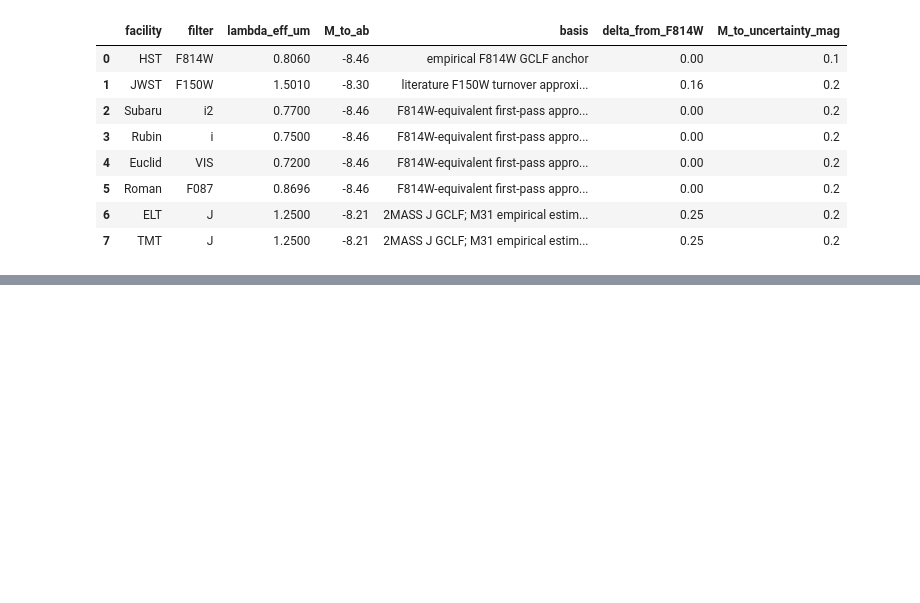
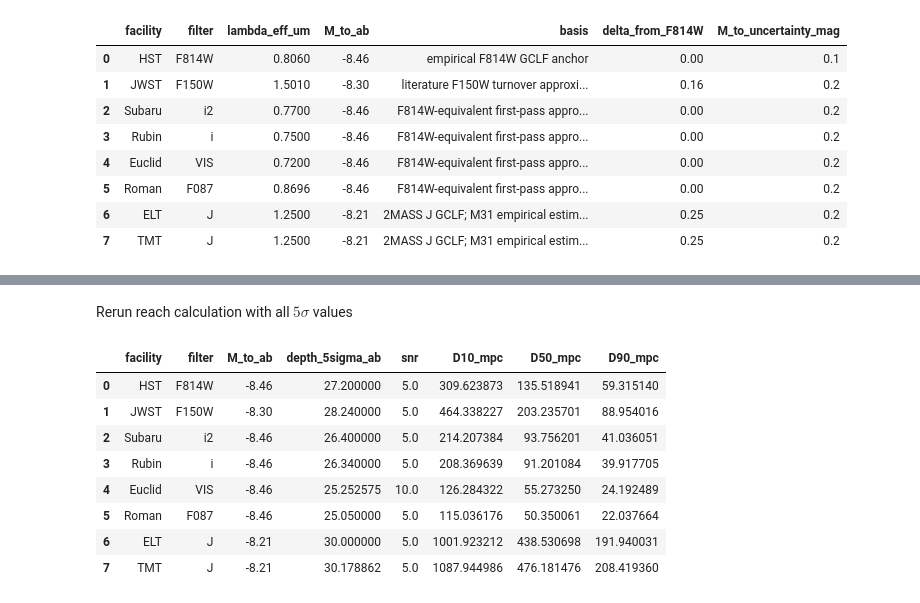
Before and after one commit to Pommers/gc-survey-telescopes, a Jupyter notebook: notebooks/02_gclf_reach.ipynb, the cells around one changed output, grey strips where cells are left out. Saved outputs shown, nothing was run; the diff lists cells and outputs as text; code cells hidden in the pictures; blank space fills up the shorter version.

```diff
--- a/notebooks/02_gclf_reach.ipynb
+++ b/notebooks/02_gclf_reach.ipynb
@@ -307,0 +562,14 @@ gclf_band_model
+# %%
+def depth_at_target_snr(depth_ab, native_snr, target_snr=5.0):
+    return depth_ab + 2.5 * np.log10(native_snr / target_snr)
+
+reach["depth_5sigma_ab"] = reach.apply(
+    lambda row: depth_at_target_snr(
+        row["depth_ab"],
+        row["snr"],
+        target_snr=5.0
+    ),
+    axis=1
+)
+# %% [markdown]
+Rerun reach calculation with all $5\sigma$ values
@@ -307,0 +590,18 @@ gclf_band_model
+# %%
+reach[
+    [
+        "facility", "filter",
+        "M_to_ab", "depth_5sigma_ab", "snr",
+        "D10_mpc", "D50_mpc", "D90_mpc"
+    ]
+]
+# %% [output]
+|  | facility | filter | M_to_ab | depth_5sigma_ab | snr | D10_mpc | D50_mpc | D90_mpc |
+| 0 | HST | F814W | -8.46 | 27.200000 | 5.0 | 309.623873 | 135.518941 | 59.315140 |
+| 1 | JWST | F150W | -8.30 | 28.240000 | 5.0 | 464.338227 | 203.235701 | 88.954016 |
+| 2 | Subaru | i2 | -8.46 | 26.400000 | 5.0 | 214.207384 | 93.756201 | 41.036051 |
+| 3 | Rubin | i | -8.46 | 26.340000 | 5.0 | 208.369639 | 91.201084 | 39.917705 |
+| 4 | Euclid | VIS | -8.46 | 25.252575 | 10.0 | 126.284322 | 55.273250 | 24.192489 |
+| 5 | Roman | F087 | -8.46 | 25.050000 | 5.0 | 115.036176 | 50.350061 | 22.037664 |
+| 6 | ELT | J | -8.21 | 30.000000 | 5.0 | 1001.923212 | 438.530698 | 191.940031 |
+| 7 | TMT | J | -8.21 | 30.178862 | 5.0 | 1087.944986 | 476.181476 | 208.419360 |
```
Also changed, not shown: parts of 20 cells of this notebook, 1 other file.
